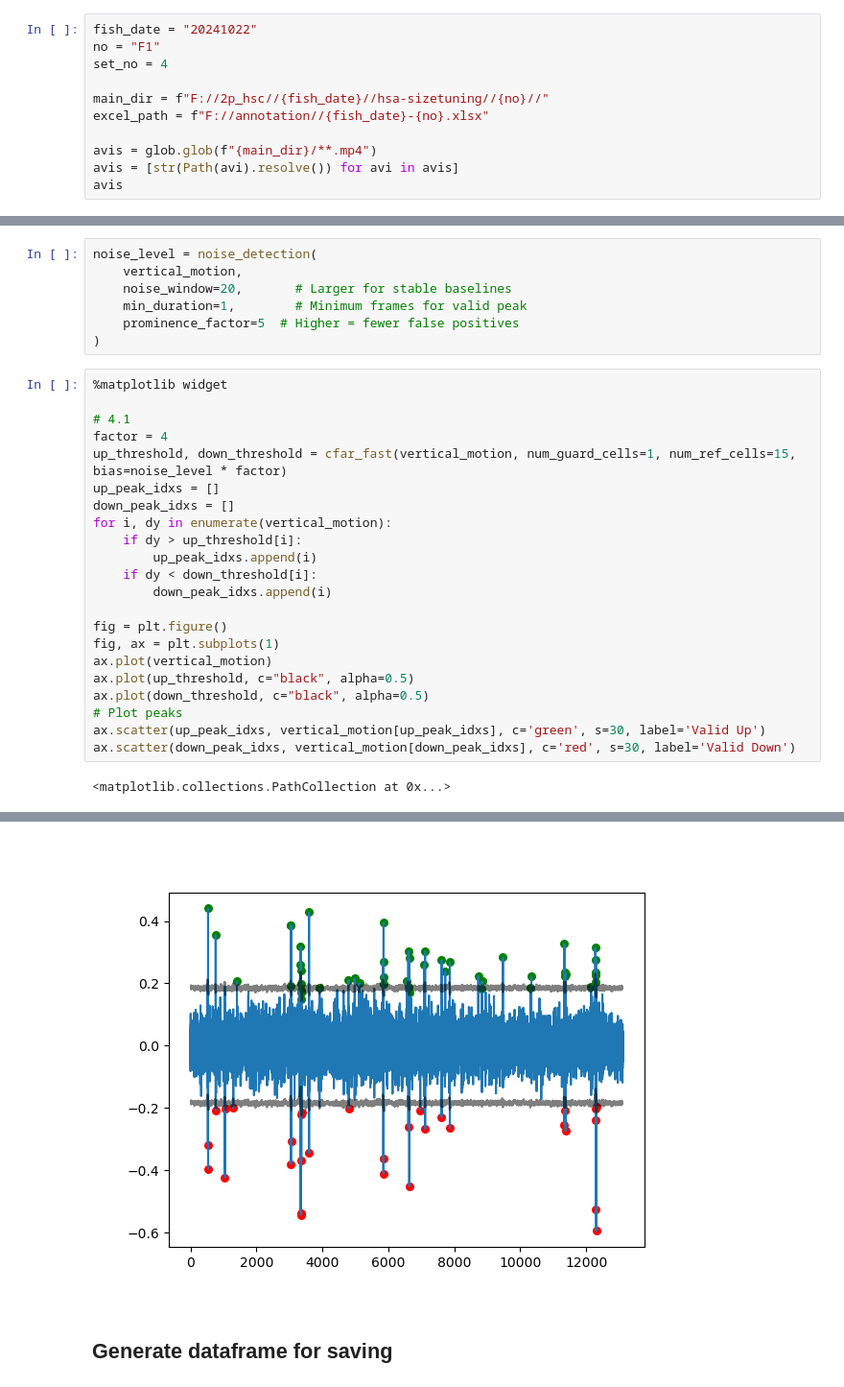
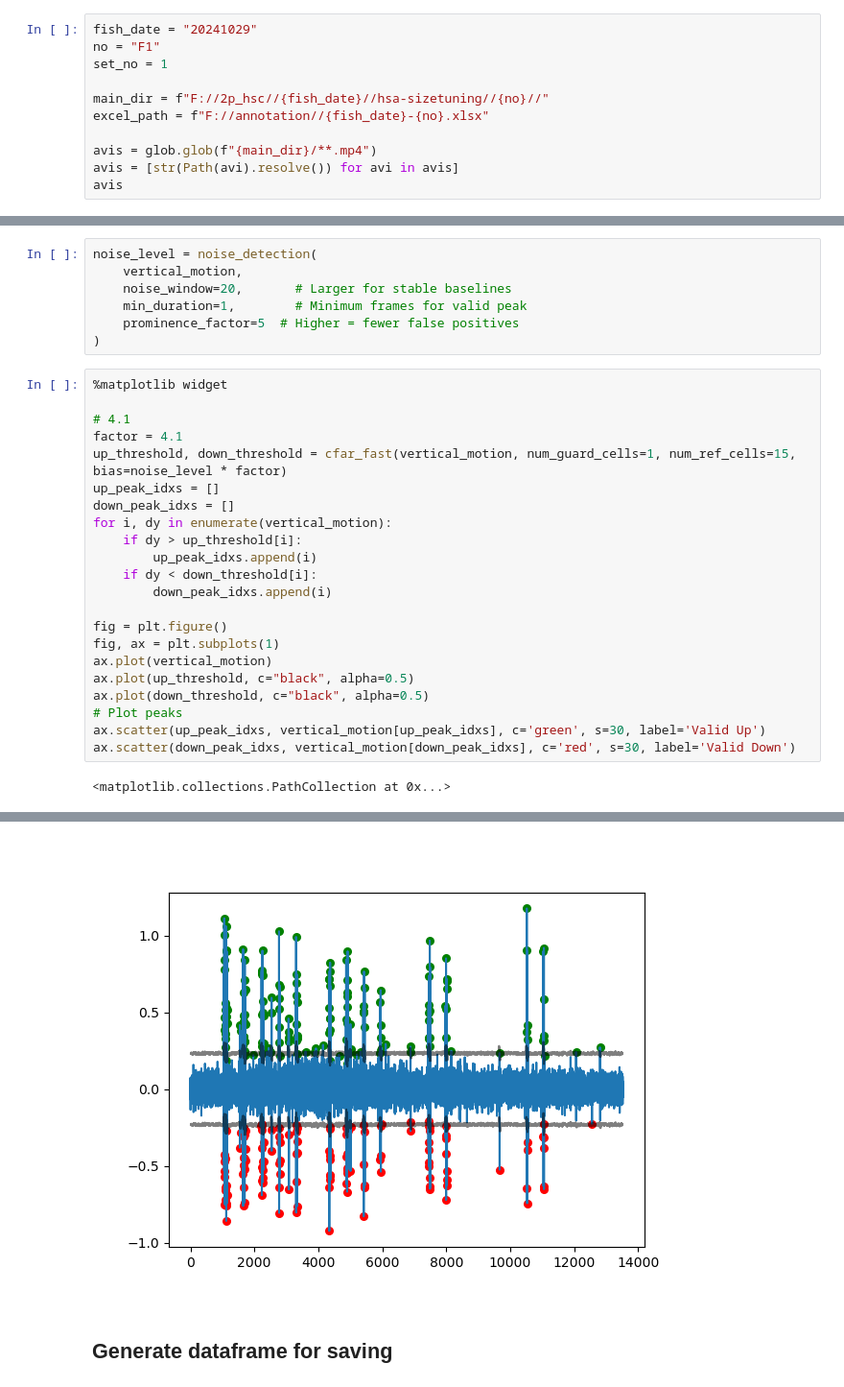
Before and after one commit to KangcPP/swim_bladder_detection, a Jupyter notebook: top_view.ipynb, the cells around one changed output, grey strips where cells are left out. Shown at 96% size. Cells and saved outputs as stored; diff of their text form.

```diff
--- a/top_view.ipynb
+++ b/top_view.ipynb
@@ -23,9 +23,9 @@ from utils import get_behavior_timestamps, get_tail_angles, low_pass_filt, load_
 # %% [markdown]
 # Input data
 # %%
-fish_date = "20241022"
+fish_date = "20241029"
 no = "F1"
-set_no = 4
+set_no = 1
 
 main_dir = f"F://2p_hsc//{fish_date}//hsa-sizetuning//{no}//"
 excel_path = f"F://annotation//{fish_date}-{no}.xlsx"
@@ -173,29 +173,29 @@ noise_level = noise_detection(
 # %%
 %matplotlib widget
 
 # 4.1
-factor = 4
+factor = 4.1
 up_threshold, down_threshold = cfar_fast(vertical_motion, num_guard_cells=1, num_ref_cells=15, bias=noise_level * factor)
 up_peak_idxs = []
 down_peak_idxs = []
 for i, dy in enumerate(vertical_motion):
     if dy > up_threshold[i]:
         up_peak_idxs.append(i)
     if dy < down_threshold[i]:
         down_peak_idxs.append(i)
 
 fig = plt.figure()
 fig, ax = plt.subplots(1)
 ax.plot(vertical_motion)
 ax.plot(up_threshold, c="black", alpha=0.5)
 ax.plot(down_threshold, c="black", alpha=0.5)
 # Plot peaks
 ax.scatter(up_peak_idxs, vertical_motion[up_peak_idxs], c='green', s=30, label='Valid Up')
 ax.scatter(down_peak_idxs, vertical_motion[down_peak_idxs], c='red', s=30, label='Valid Down')
 # %% [output]
 <matplotlib.collections.PathCollection at 0x...>
 [figure]
-[figure, old version]
+[figure, new version]
 # %% [markdown]
 ## Generate dataframe for saving
 # %%
```
Also changed, not shown: parts of 6 cells of this notebook, 9 other files.
